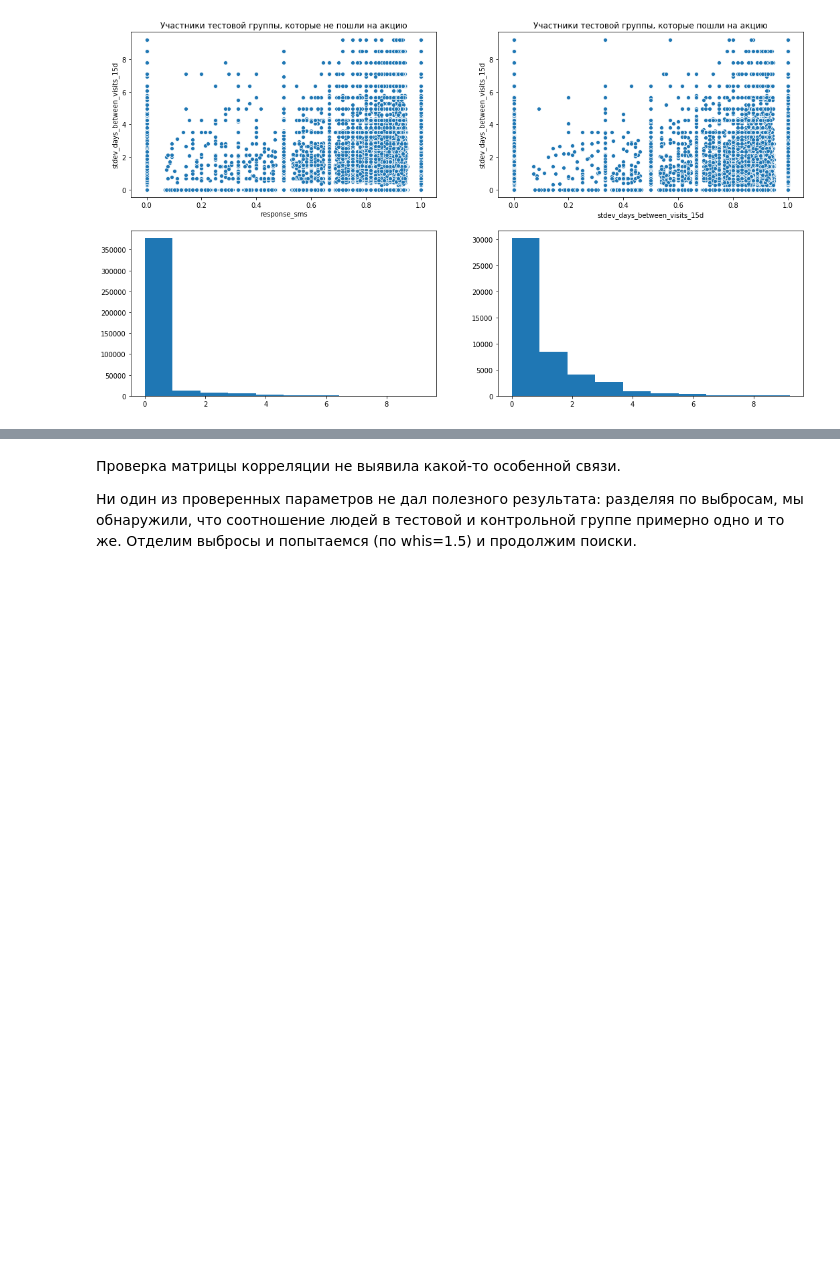
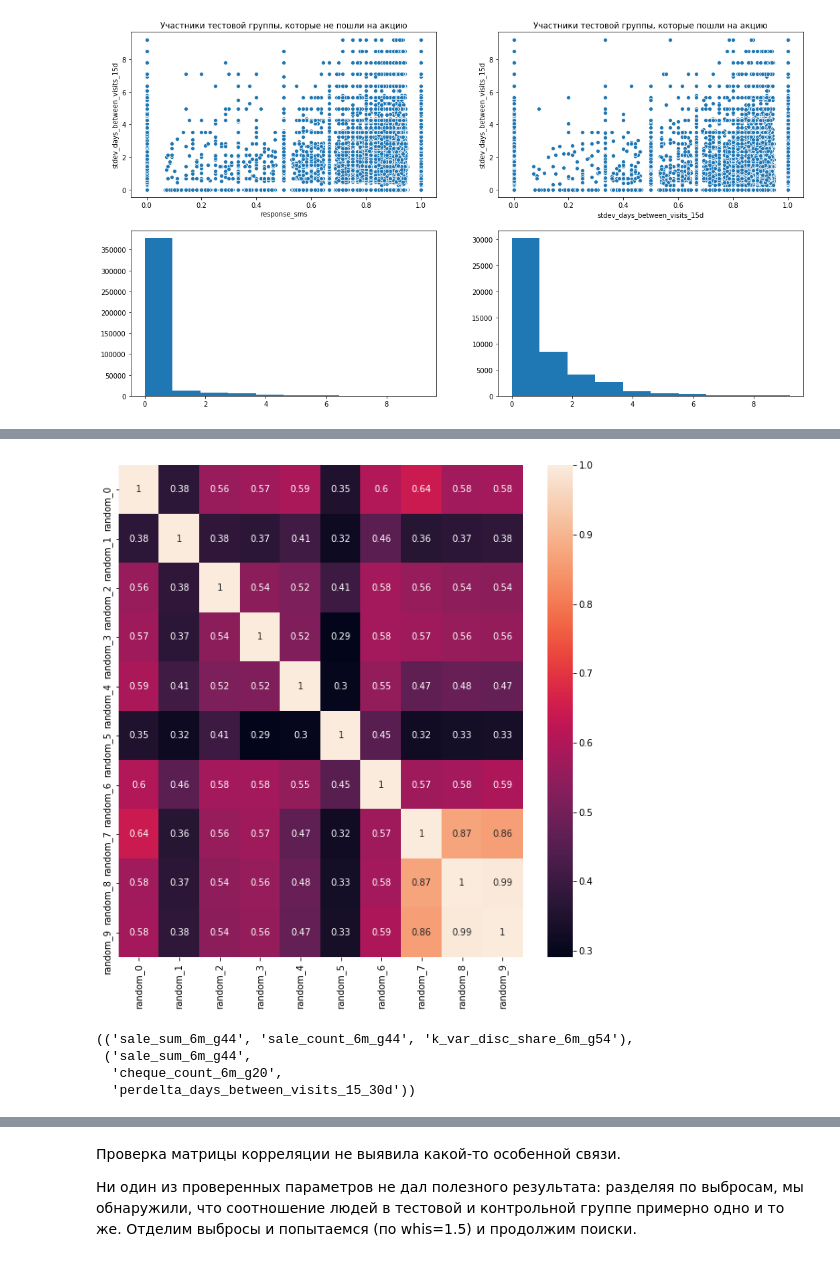
Before and after one commit to DKozl50/pluh_sms, a Jupyter notebook: experiments/EDA_mitya.ipynb, the cells around one changed output, grey strips where cells are left out. Cells and saved outputs as stored; diff of their text form; code cells hidden in the pictures; blank space fills up the shorter version.

Commit message:
Random correlations

```diff
--- a/experiments/EDA_mitya.ipynb
+++ b/experiments/EDA_mitya.ipynb
@@ -232,0 +231,22 @@ plt.show()
+# %%
+def magic_f(data, set_):
+    a, b, c = set_
+    return np.sqrt(data[a] **2 + data[b]**2 + data[c]**2)
+# %%
+dic = {}
+clmns = data.columns
+for i in range(10):
+    a, b, c  = np.random.choice(clmns, 3, replace=False)
+    dic[i] = (a, b, c)
+
+    temp = magic_f(data, (a, b, c))
+    temp.loc[temp > temp.quantile(0.75)] = temp.mean()
+    data['random_{}'.format(i)] = temp
+
+fig = plt.figure(figsize=(10, 10))
+sns.heatmap(data[['random_{}'.format(i) for i in range(10)]].corr(), annot=True)
+plt.show()
+
+data.drop(['random_{}'.format(i) for i in range(10)], axis=1, inplace=True)
+# %% [output]
+[figure, added]
@@ -232,0 +255,7 @@ plt.show()
+# %%
+e
+# %% [output]
+(('sale_sum_6m_g44', 'sale_count_6m_g44', 'k_var_disc_share_6m_g54'),
+ ('sale_sum_6m_g44',
+  'cheque_count_6m_g20',
+  'perdelta_days_between_visits_15_30d'))
```
Also changed, not shown: parts of 16 cells of this notebook.
